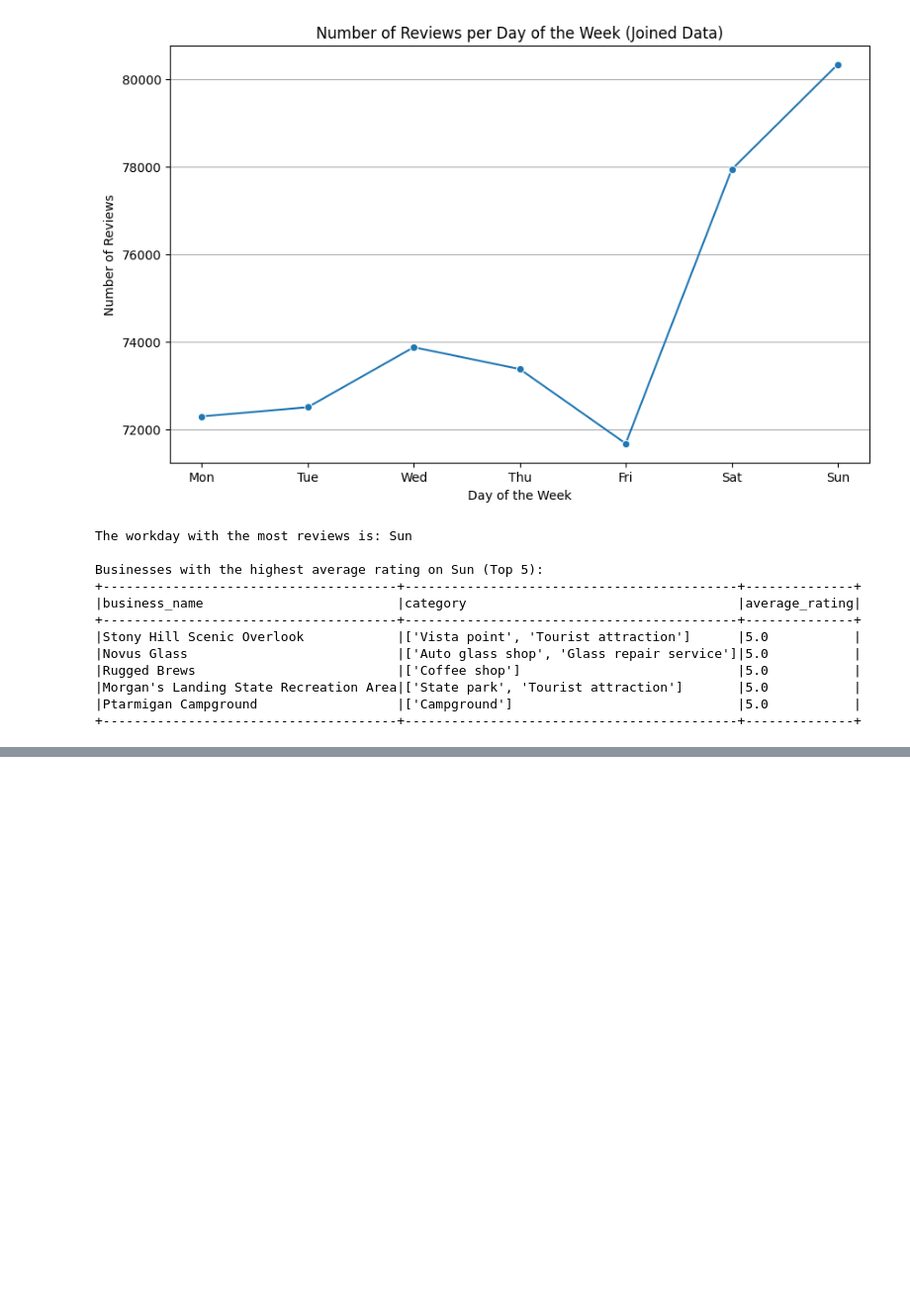
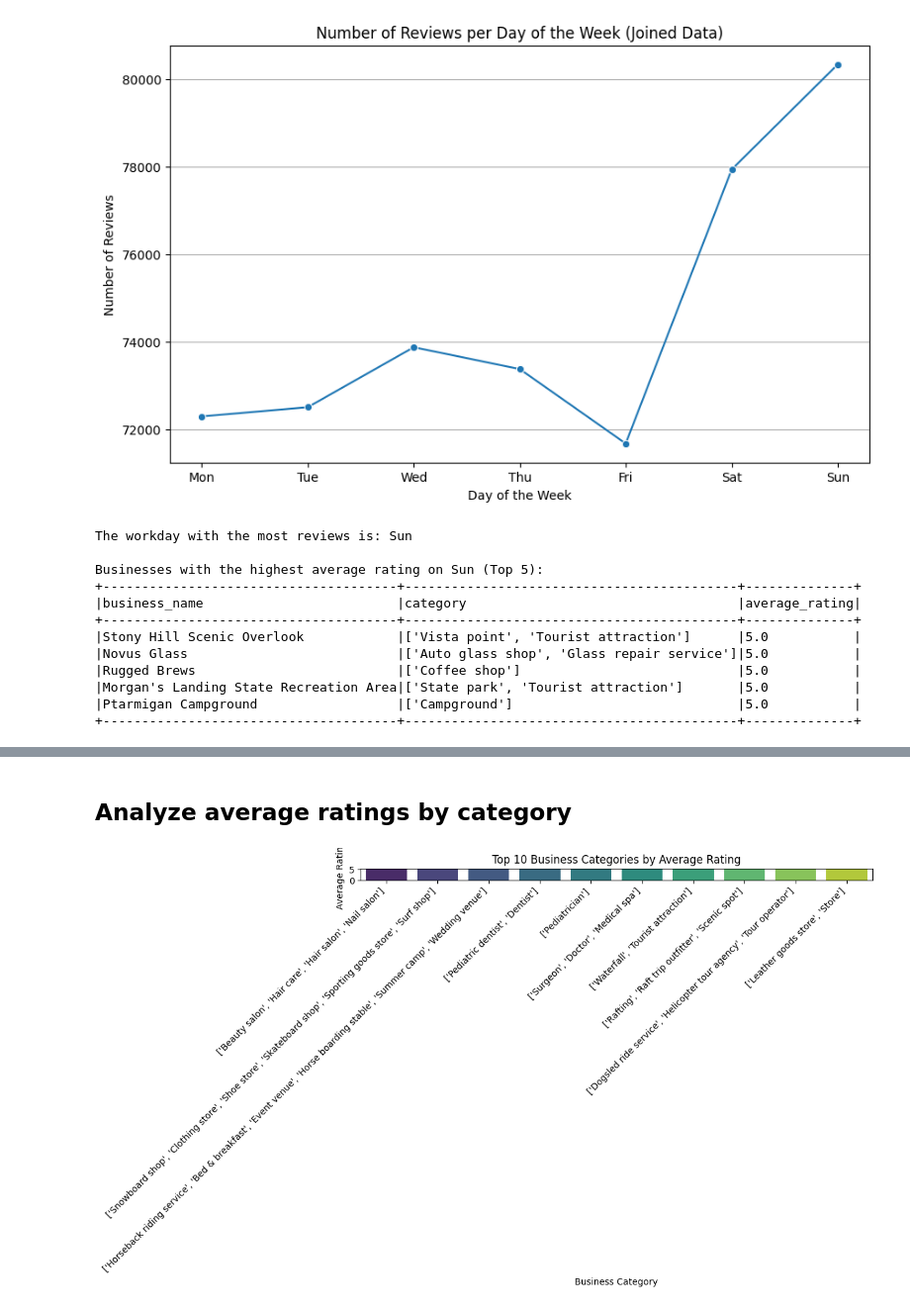
Before and after one commit to dnmuturi/SIT742, a Jupyter notebook: SIT742Task2code.ipynb, the cells around one changed output, grey strips where cells are left out. Shown: that part at 99% size. Drawn from its saved outputs; the diff is of its cells as text; code cells hidden in the pictures; blank space fills up the shorter version.

```diff
--- a/SIT742Task2code.ipynb
+++ b/SIT742Task2code.ipynb
@@ -370,0 +471,26 @@ Businesses with the highest average rating on Sun (Top 5):
+# %% [markdown]
+## Analyze average ratings by category
+# %%
+# Group by category and calculate the average rating
+avg_rating_by_category = joined_df_renamed.groupBy("category").agg(avg("rating").alias("average_rating"))
+
+# Order by average_rating in descending order
+avg_rating_by_category = avg_rating_by_category.orderBy(col("average_rating").desc())
+
+# Convert to pandas DataFrame
+avg_rating_by_category_pd = avg_rating_by_category.toPandas()
+
+# Select the top 10 categories by average rating
+top_10_avg_rating_categories = avg_rating_by_category_pd.head(10)
+
+# Create a bar plot
+plt.figure(figsize=(12, 7))
+sns.barplot(data=top_10_avg_rating_categories, x='category', y='average_rating', palette='viridis')
+plt.title('Top 10 Business Categories by Average Rating')
+plt.xlabel('Business Category')
+plt.ylabel('Average Rating')
+plt.xticks(rotation=45, ha='right')
+plt.tight_layout()
+plt.show()
+# %% [output]
+[figure, added]
```
Also changed, not shown: parts of 8 cells of this notebook.
